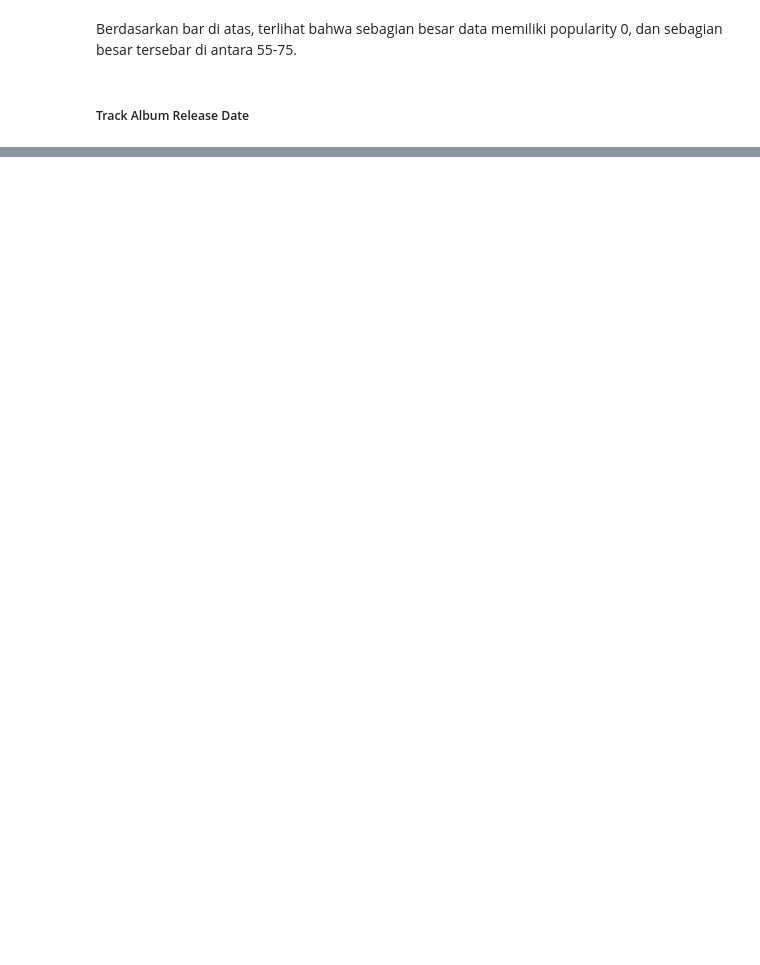
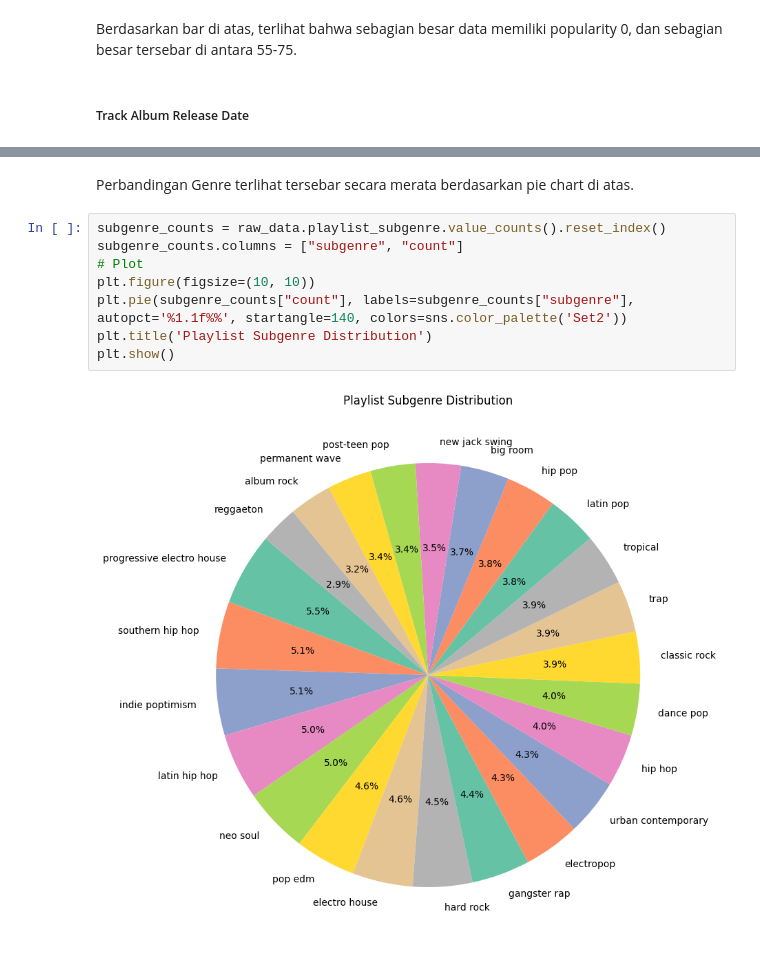
Before and after one commit to ricii1/Music-Recommendation-System, a Jupyter notebook: RecommendationSystem.ipynb, the cells around one changed output, grey strips where cells are left out. Cells and saved outputs as stored; diff of their text form; blank space fills up the shorter version.

```diff
--- a/RecommendationSystem.ipynb
+++ b/RecommendationSystem.ipynb
@@ -262,0 +230,12 @@ Name: track_album_release_date, Length: 32833, dtype: datetime64[ns]
+# %% [markdown]
+Perbandingan Genre terlihat tersebar secara merata berdasarkan pie chart di atas.
+# %%
+subgenre_counts = raw_data.playlist_subgenre.value_counts().reset_index()
+subgenre_counts.columns = ["subgenre", "count"]
+# Plot
+plt.figure(figsize=(10, 10))
+plt.pie(subgenre_counts["count"], labels=subgenre_counts["subgenre"], autopct='%1.1f%%', startangle=140, colors=sns.color_palette('Set2'))
+plt.title('Playlist Subgenre Distribution')
+plt.show()
+# %% [output]
+[figure, added]
```
Also changed, not shown: parts of 37 cells of this notebook.
